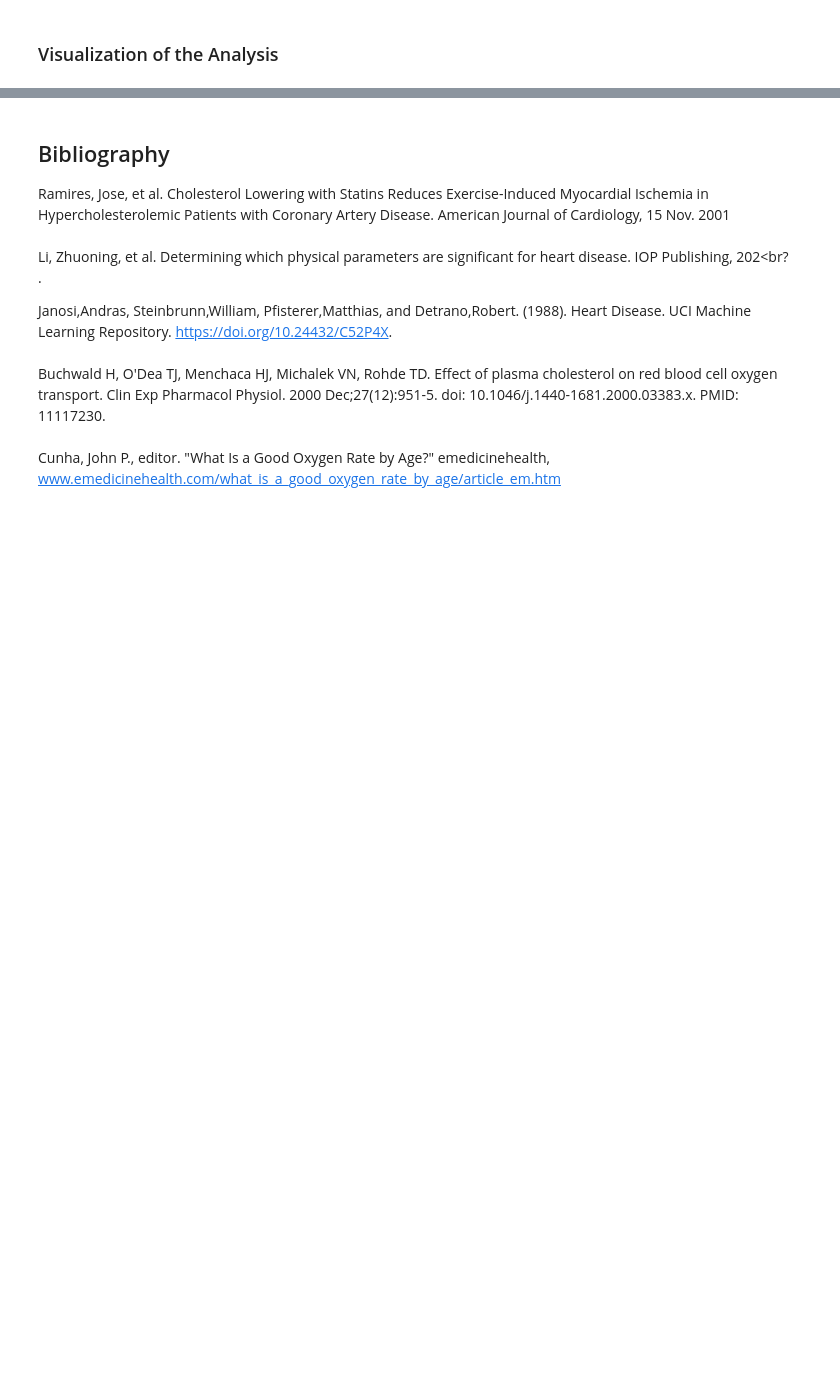
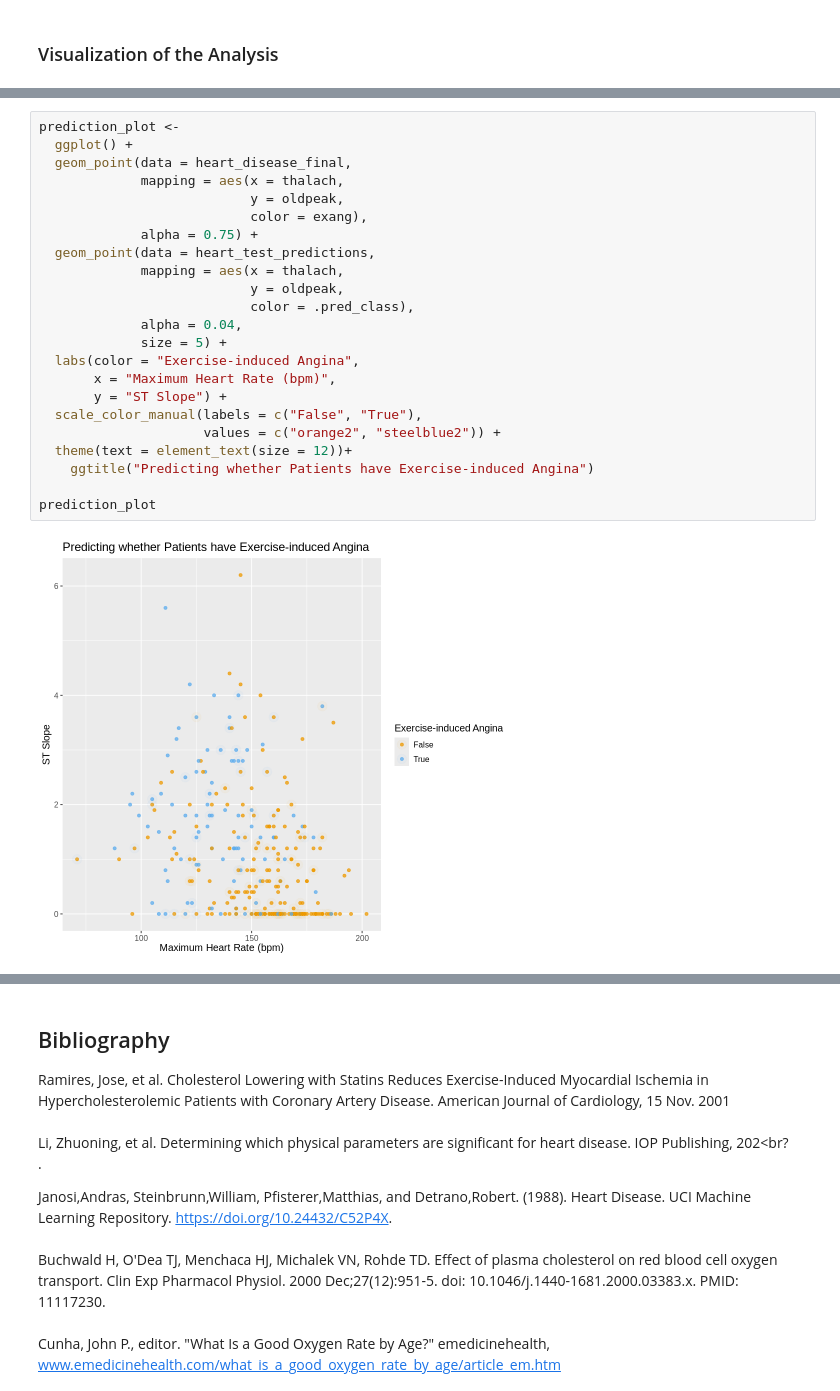
Before and after one commit to kakeysword/dsci100-heart-disease, a Jupyter notebook: group report.ipynb, the cells around one changed output, grey strips where cells are left out. Saved outputs shown, nothing was run; the diff lists cells and outputs as text; blank space fills up the shorter version.

```diff
--- a/group report.ipynb
+++ b/group report.ipynb
@@ -440,0 +414,25 @@ Finally, we performed KNN classification, setting the number of neighbors to 7,
+# %%
+prediction_plot <-
+  ggplot() +
+  geom_point(data = heart_disease_final,
+             mapping = aes(x = thalach,
+                           y = oldpeak,
+                           color = exang),
+             alpha = 0.75) +
+  geom_point(data = heart_test_predictions,
+             mapping = aes(x = thalach,
+                           y = oldpeak,
+                           color = .pred_class),
+             alpha = 0.04,
+             size = 5) +
+  labs(color = "Exercise-induced Angina",
+       x = "Maximum Heart Rate (bpm)",
+       y = "ST Slope") +
+  scale_color_manual(labels = c("False", "True"),
+                     values = c("orange2", "steelblue2")) +
+  theme(text = element_text(size = 12))+
+    ggtitle("Predicting whether Patients have Exercise-induced Angina")
+
+prediction_plot
+# %% [output]
+[figure, added]
```
Also changed, not shown: parts of 4 cells of this notebook.
